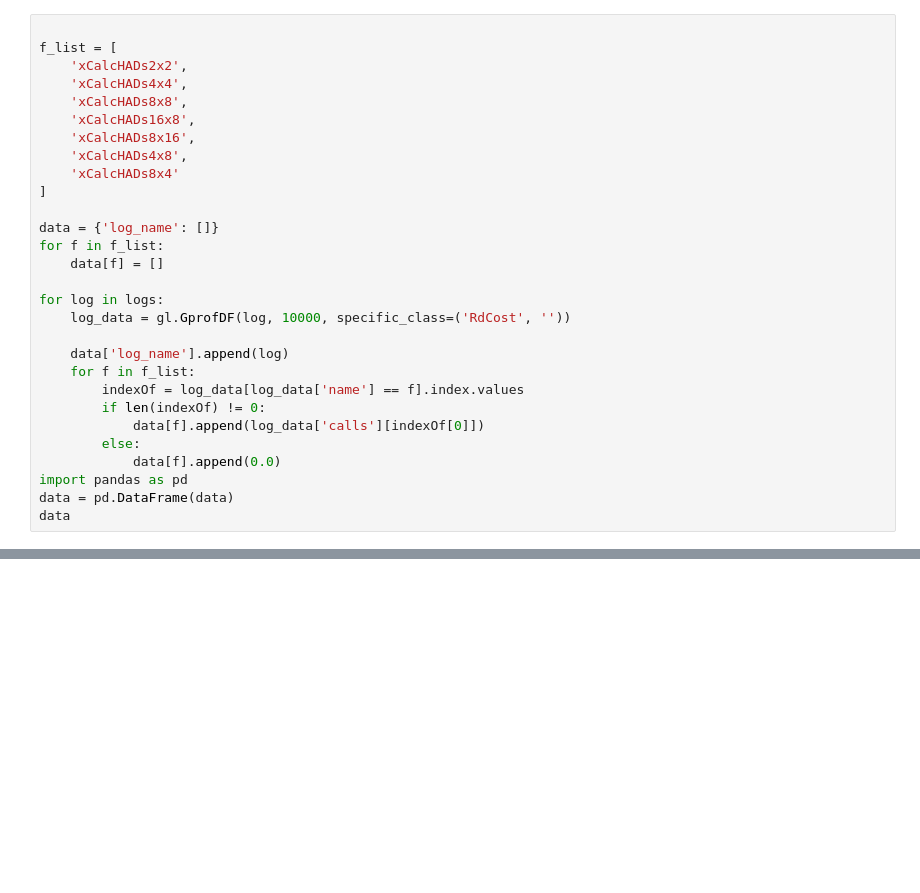
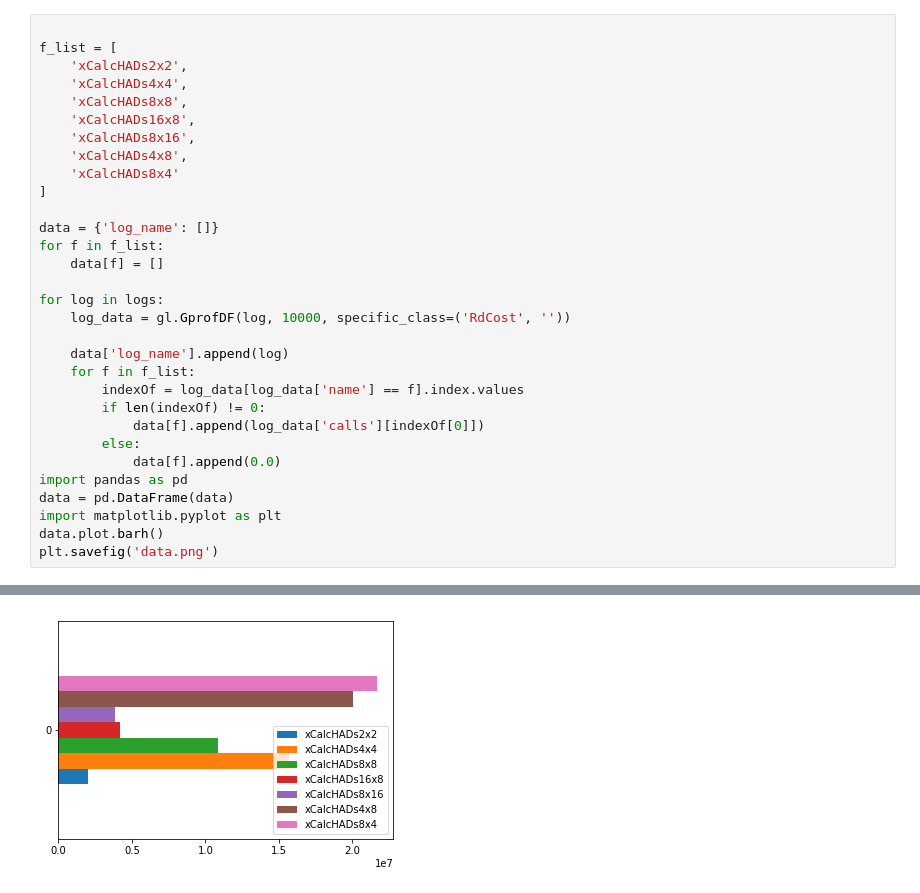
Before and after one commit to luiseduardomendes/VVC_research, a Jupyter notebook: gprof_log_example.ipynb, the cells around one changed output, grey strips where cells are left out. Drawn from its saved outputs; the diff is of its cells as text; blank space fills up the shorter version.

```diff
--- a/gprof_log_example.ipynb
+++ b/gprof_log_example.ipynb
@@ -54,5 +72,7 @@ for log in logs:
             data[f].append(0.0)
 import pandas as pd
 data = pd.DataFrame(data)
-data
+import matplotlib.pyplot as plt
+data.plot.barh()
+plt.savefig('data.png')
 # %% [output]
@@ -72,3 +79,4 @@ data
+[figure, added]
 # %%
 import matplotlib.pyplot as plt
 
```
Also changed, not shown: parts of 6 cells of this notebook, 9 other files.
